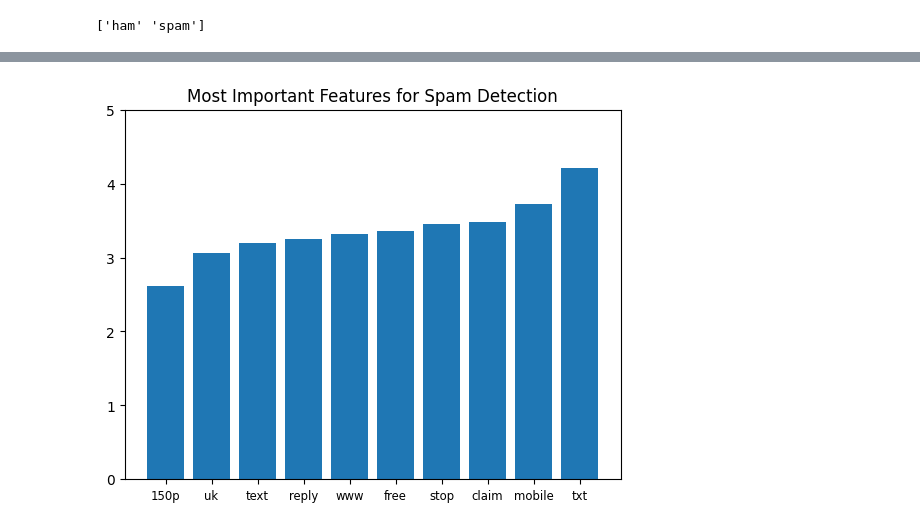
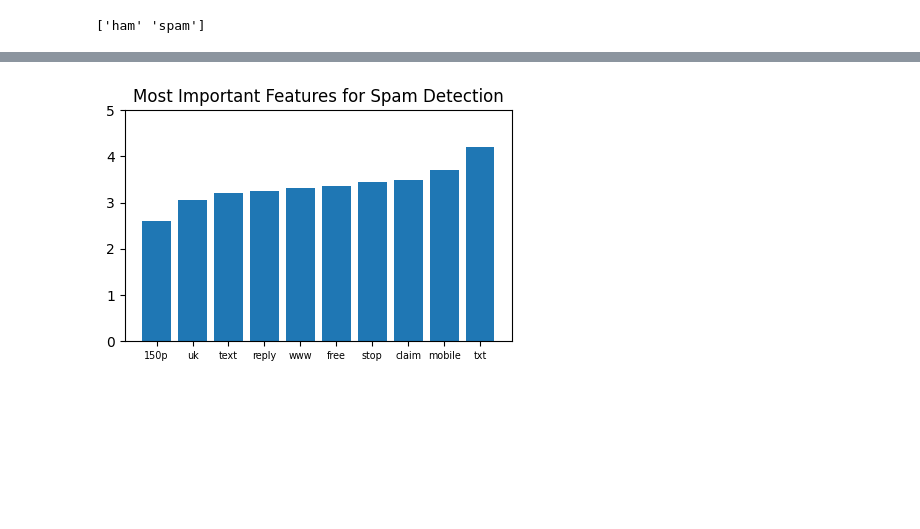
Before and after one commit to TonyMar5/SMS-Spam-Classifier, a Jupyter notebook: notebooks/EDA.ipynb, the cells around one changed output, grey strips where cells are left out. Drawn from its saved outputs; the diff is of its cells as text; code cells hidden in the pictures; blank space fills up the shorter version.

```diff
--- a/notebooks/EDA.ipynb
+++ b/notebooks/EDA.ipynb
@@ -56,13 +57,14 @@ top_spam_words = feature_names[top_indexes]
 top_weights = features_weight[top_indexes]
 # %%
 # Setting up bar plot
+plt.figure(figsize=(5,3))
 plt.bar(top_spam_words, top_weights)
 plt.title("Most Important Features for Spam Detection")
-plt.xticks(top_spam_words, size='small')
+plt.xticks(top_spam_words, size='x-small')
 plt.yticks([0, 1, 2, 3, 4, 5])
 
 # Saving bar plot
-plt.savefig("Most Important Features for Spam Detection", dpi=300)
+plt.savefig("Most-Important-Features-for-Spam-Detection", dpi=300)
 plt.show()
 # %% [output]
-[figure, old version]
+[figure, new version]
```
Also changed, not shown: parts of 1 cell of this notebook, 2 other files.
